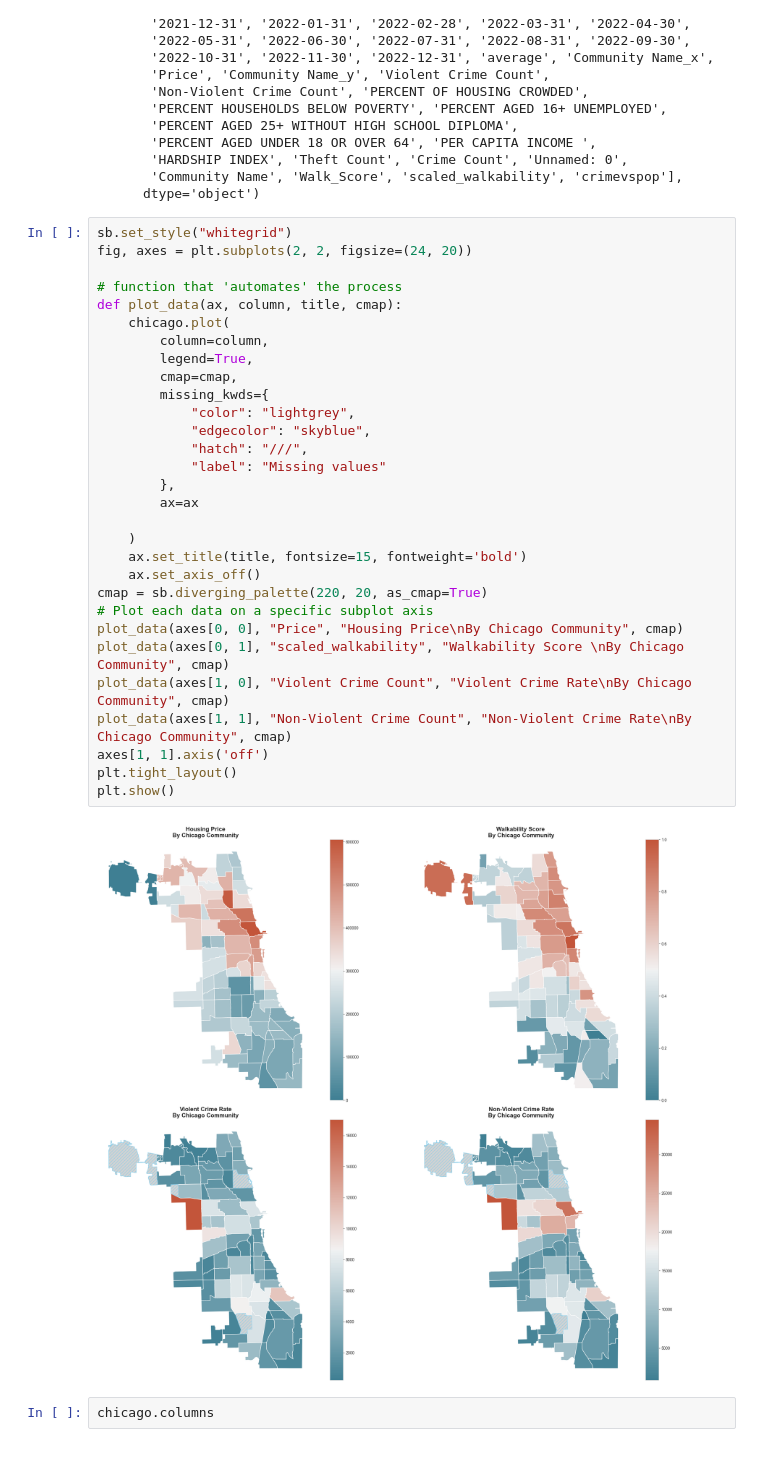
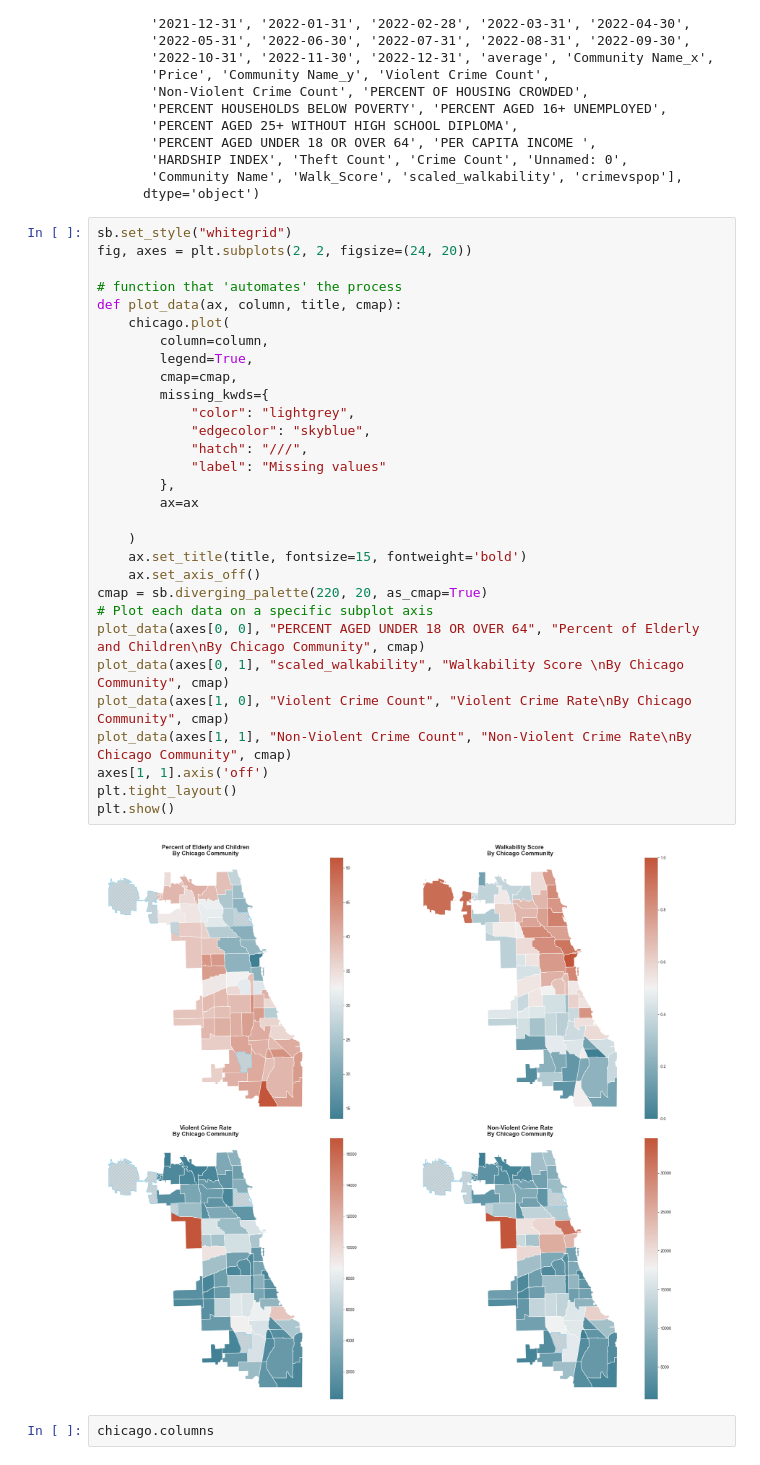
Before and after one commit to kfukutom/urban-informatics, a Jupyter notebook: src/eda_cont.ipynb, the cells around one changed output. Saved outputs shown, nothing was run; the diff lists cells and outputs as text.

```diff
--- a/src/eda_cont.ipynb
+++ b/src/eda_cont.ipynb
@@ -339,35 +353,35 @@ Index(['community', 'NID', 'POP2010', 'POP2000', 'POPCH', 'POPPERCH',
 # %%
 sb.set_style("whitegrid")
 fig, axes = plt.subplots(2, 2, figsize=(24, 20))
 
 # function that 'automates' the process
 def plot_data(ax, column, title, cmap):
     chicago.plot(
         column=column,
         legend=True,
         cmap=cmap,
         missing_kwds={
             "color": "lightgrey",
             "edgecolor": "skyblue",
             "hatch": "///",
             "label": "Missing values"
         },
         ax=ax
 
     )
     ax.set_title(title, fontsize=15, fontweight='bold')
     ax.set_axis_off()
 cmap = sb.diverging_palette(220, 20, as_cmap=True)
 # Plot each data on a specific subplot axis
-plot_data(axes[0, 0], "Price", "Housing Price\nBy Chicago Community", cmap)
+plot_data(axes[0, 0], "PERCENT AGED UNDER 18 OR OVER 64", "Percent of Elderly and Children\nBy Chicago Community", cmap)
 plot_data(axes[0, 1], "scaled_walkability", "Walkability Score \nBy Chicago Community", cmap)
 plot_data(axes[1, 0], "Violent Crime Count", "Violent Crime Rate\nBy Chicago Community", cmap)
 plot_data(axes[1, 1], "Non-Violent Crime Count", "Non-Violent Crime Rate\nBy Chicago Community", cmap)
 axes[1, 1].axis('off')
 plt.tight_layout()
 plt.show()
 # %% [output]
-[figure, old version]
+[figure, new version]
 # %%
 chicago.columns
 # %% [output]
```
Also changed, not shown: parts of 6 cells of this notebook.
